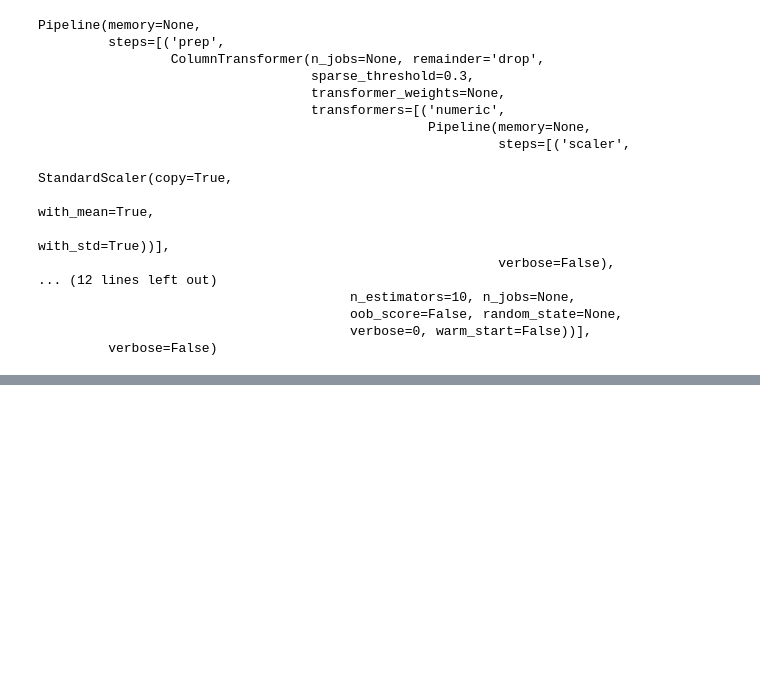
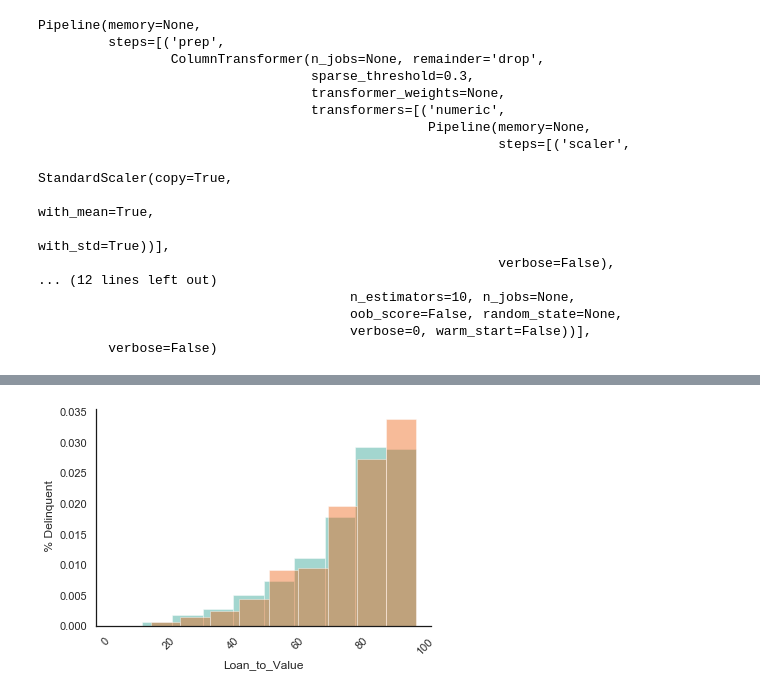
Before and after one commit to vyjayanthipp/Secondary_Mortgage_Loans, a Jupyter notebook: codes/VJ_Model.ipynb, the cells around one changed output, grey strips where cells are left out. Cells and saved outputs as stored; diff of their text form; code cells hidden in the pictures; blank space fills up the shorter version.

```diff
--- a/codes/VJ_Model.ipynb
+++ b/codes/VJ_Model.ipynb
@@ -83,0 +146,5 @@ ValueError: could not convert string to float: 'N'
+# %%
+distplot('ltv')
+ax_params('Loan_to_Value', ' % Delinquent')
+# %% [output]
+[figure, added]
```
Also changed, not shown: parts of 20 cells of this notebook.
